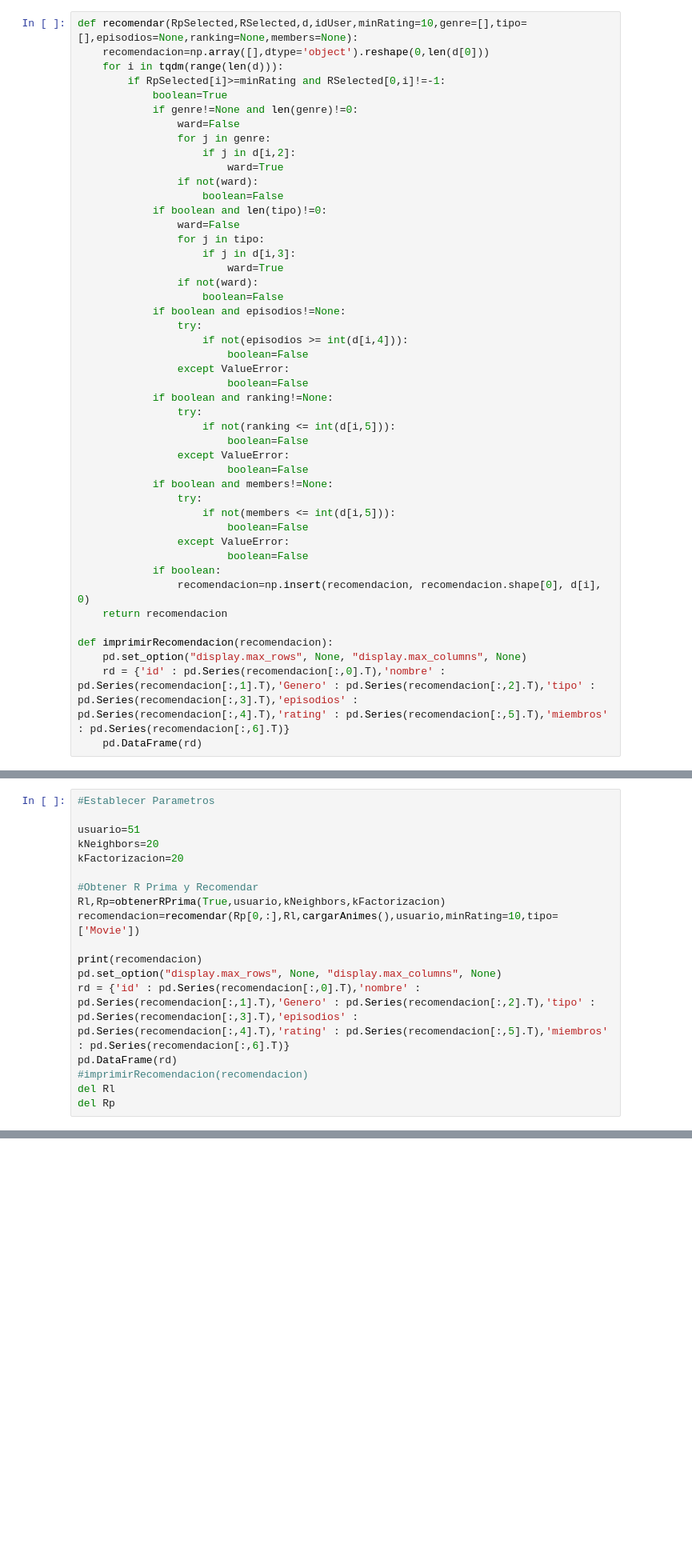
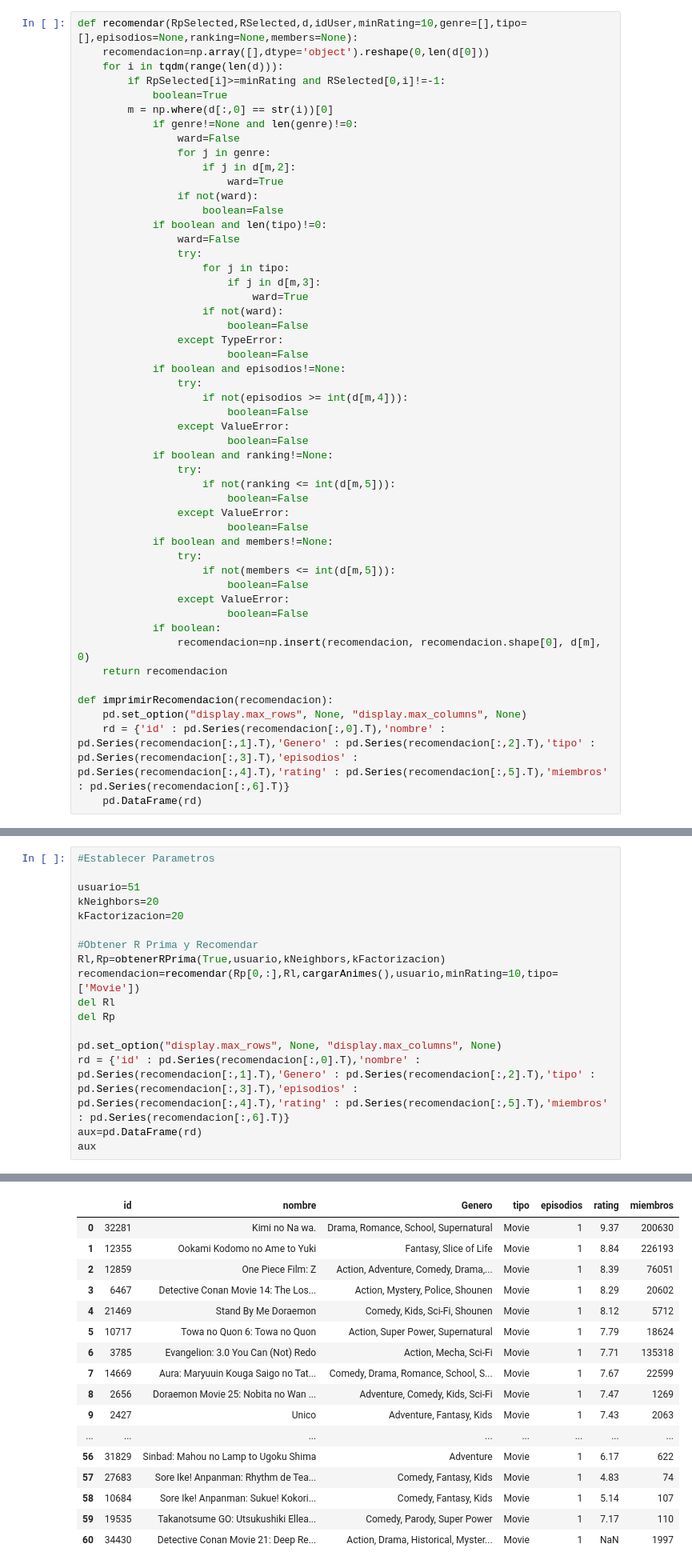
Before and after one commit to BrayanTabares/InteligenciaArtificial, a Jupyter notebook: Sistema Recomendación - Anime.ipynb, the cells around one changed output, grey strips where cells are left out. Shown: that part at 80% size. Drawn from its saved outputs; the diff is of its cells as text; blank space fills up the shorter version.

```diff
--- a/Sistema Recomendación - Anime.ipynb
+++ b/Sistema Recomendación - Anime.ipynb
@@ -180,40 +180,44 @@ def recomendar(RpSelected,RSelected,d,idUser,minRating=10,genre=[],tipo=[],episo
     for i in tqdm(range(len(d))):
         if RpSelected[i]>=minRating and RSelected[0,i]!=-1:
             boolean=True
+        m = np.where(d[:,0] == str(i))[0]
             if genre!=None and len(genre)!=0:
                 ward=False
                 for j in genre:
-                    if j in d[i,2]:
+                    if j in d[m,2]:
                         ward=True
                 if not(ward):
                     boolean=False
             if boolean and len(tipo)!=0:
                 ward=False
-                for j in tipo:
-                    if j in d[i,3]:
-                        ward=True
-                if not(ward):
-                    boolean=False
+                try:
+                    for j in tipo:
+                        if j in d[m,3]:
+                            ward=True
+                    if not(ward):
+                        boolean=False
+                except TypeError:
+                        boolean=False
             if boolean and episodios!=None:
                 try:
-                    if not(episodios >= int(d[i,4])):
+                    if not(episodios >= int(d[m,4])):
                         boolean=False
                 except ValueError:
                         boolean=False
             if boolean and ranking!=None:
                 try:
-                    if not(ranking <= int(d[i,5])):
+                    if not(ranking <= int(d[m,5])):
                         boolean=False
                 except ValueError:
                         boolean=False
             if boolean and members!=None:
                 try:
-                    if not(members <= int(d[i,5])):
+                    if not(members <= int(d[m,5])):
                         boolean=False
                 except ValueError:
                         boolean=False
             if boolean:
-                recomendacion=np.insert(recomendacion, recomendacion.shape[0], d[i], 0)
+                recomendacion=np.insert(recomendacion, recomendacion.shape[0], d[m], 0)
     return recomendacion
 
 def imprimirRecomendacion(recomendacion):
@@ -255,12 +247,11 @@ kFactorizacion=20
 #Obtener R Prima y Recomendar
 Rl,Rp=obtenerRPrima(True,usuario,kNeighbors,kFactorizacion)
 recomendacion=recomendar(Rp[0,:],Rl,cargarAnimes(),usuario,minRating=10,tipo=['Movie'])
+del Rl
+del Rp
 
-print(recomendacion)
 pd.set_option("display.max_rows", None, "display.max_columns", None)
 rd = {'id' : pd.Series(recomendacion[:,0].T),'nombre' : pd.Series(recomendacion[:,1].T),'Genero' : pd.Series(recomendacion[:,2].T),'tipo' : pd.Series(recomendacion[:,3].T),'episodios' : pd.Series(recomendacion[:,4].T),'rating' : pd.Series(recomendacion[:,5].T),'miembros' : pd.Series(recomendacion[:,6].T)}
-pd.DataFrame(rd)
-#imprimirRecomendacion(recomendacion)
-del Rl
-del Rp
+aux=pd.DataFrame(rd)
+aux
 # %% [output]
@@ -284,3 +258,20 @@ del Rp
+|  | id | nombre | Genero | tipo | episodios | rating | miembros |
+| 0 | 32281 | Kimi no Na wa. | Drama, Romance, School, Supernatural | Movie | 1 | 9.37 | 200630 |
+| 1 | 12355 | Ookami Kodomo no Ame to Yuki | Fantasy, Slice of Life | Movie | 1 | 8.84 | 226193 |
+| 2 | 12859 | One Piece Film: Z | Action, Adventure, Comedy, Drama,... | Movie | 1 | 8.39 | 76051 |
+| 3 | 6467 | Detective Conan Movie 14: The Los... | Action, Mystery, Police, Shounen | Movie | 1 | 8.29 | 20602 |
+| 4 | 21469 | Stand By Me Doraemon | Comedy, Kids, Sci-Fi, Shounen | Movie | 1 | 8.12 | 5712 |
+| 5 | 10717 | Towa no Quon 6: Towa no Quon | Action, Super Power, Supernatural | Movie | 1 | 7.79 | 18624 |
+| 6 | 3785 | Evangelion: 3.0 You Can (Not) Redo | Action, Mecha, Sci-Fi | Movie | 1 | 7.71 | 135318 |
+| 7 | 14669 | Aura: Maryuuin Kouga Saigo no Tat... | Comedy, Drama, Romance, School, S... | Movie | 1 | 7.67 | 22599 |
+| 8 | 2656 | Doraemon Movie 25: Nobita no Wan ... | Adventure, Comedy, Kids, Sci-Fi | Movie | 1 | 7.47 | 1269 |
+| 9 | 2427 | Unico | Adventure, Fantasy, Kids | Movie | 1 | 7.43 | 2063 |
+| ... | ... | ... | ... | ... | ... | ... | ... |
+| 56 | 31829 | Sinbad: Mahou no Lamp to Ugoku Shima | Adventure | Movie | 1 | 6.17 | 622 |
+| 57 | 27683 | Sore Ike! Anpanman: Rhythm de Tea... | Comedy, Fantasy, Kids | Movie | 1 | 4.83 | 74 |
+| 58 | 10684 | Sore Ike! Anpanman: Sukue! Kokori... | Comedy, Fantasy, Kids | Movie | 1 | 5.14 | 107 |
+| 59 | 19535 | Takanotsume GO: Utsukushiki Ellea... | Comedy, Parody, Super Power | Movie | 1 | 7.17 | 110 |
+| 60 | 34430 | Detective Conan Movie 21: Deep Re... | Action, Drama, Historical, Myster... | Movie | 1 | NaN | 1997 |
 # %%
 #Establecer Parametros
 
```
Also changed, not shown: parts of 11 cells of this notebook, 1 other file.
